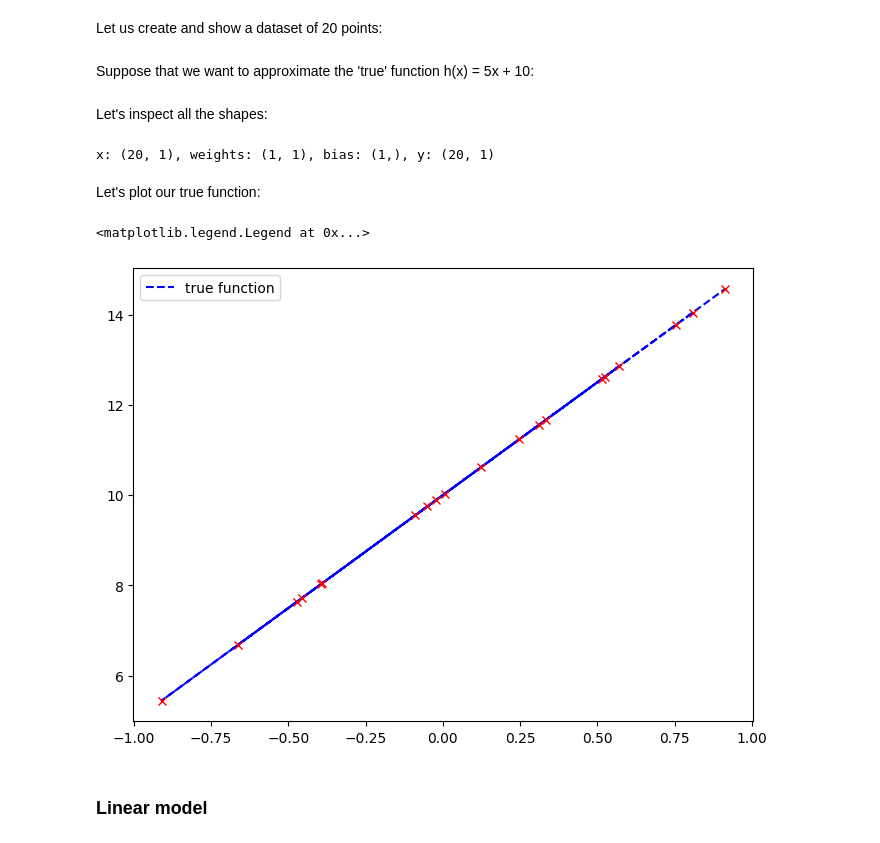
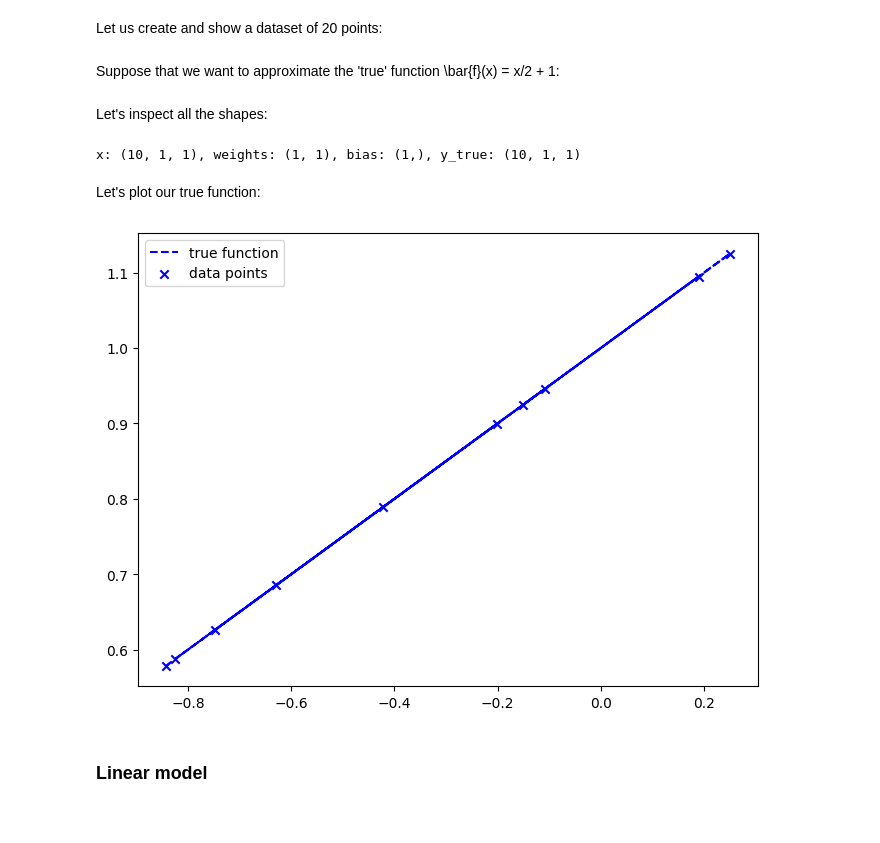
Before and after one commit to seub/NN, a Jupyter notebook: 3.basic-MLP.ipynb, the cells around one changed output. Cells and saved outputs as stored; diff of their text form; code cells hidden in the pictures.

```diff
--- a/3.basic-MLP.ipynb
+++ b/3.basic-MLP.ipynb
@@ -67,32 +67,33 @@ import matplotlib.pyplot as plt
 # %% [markdown]
 Let us create and show a dataset of 20 points:
 # %%
-n = 20
-d = 1
-x = np.random.uniform(-1, 1, (n, d))
+nb_datapoints = 10
+dim_in = 1
+dim_out = 1
+x = np.random.uniform(-1, 1, (nb_datapoints, dim_in, dim_out))
 # %% [markdown]
-Suppose that we want to approximate the 'true' function h(x) = 5x + 10:
+Suppose that we want to approximate the 'true' function \bar{f}(x) = x/2 + 1:
 # %%
-weights_true = np.array([[5],])
-bias_true = np.array([10])
+weights_true = np.array([[.5],])
+bias_true = np.array([1])
 
 y_true = x @ weights_true + bias_true # Matrix multiplication and element-wise addition
 # %% [markdown]
 Let's inspect all the shapes:
 # %%
-print(f'x: {x.shape}, weights: {weights_true.shape}, bias: {bias_true.shape}, y: {y_true.shape}')
+print(f'x: {x.shape}, weights: {weights_true.shape}, bias: {bias_true.shape}, y_true: {y_true.shape}')
 # %% [output]
-x: (20, 1), weights: (1, 1), bias: (1,), y: (20, 1)
+x: (10, 1, 1), weights: (1, 1), bias: (1,), y_true: (10, 1, 1)
 # %% [markdown]
 Let's plot our true function:
 # %%
 from matplotlib.pyplot import figure
 figure(figsize=(8, 6), dpi=100)
-plt.plot(x, y_true, 'b--', label='true function')
-plt.plot(x, y_true, 'rx')
+plt.plot(x.squeeze(-1), y_true.squeeze(-1), 'b--', label='true function')
+plt.scatter(x.squeeze(-1), y_true.squeeze(-1), color='b', marker='x', label='data points')
 plt.legend()
+plt.show()
 # %% [output]
-<matplotlib.legend.Legend at 0x...>
-[figure, old version]
+[figure, new version]
 # %% [markdown]
 ### Linear model
```
Also changed, not shown: parts of 15 cells of this notebook, 1 other file.
